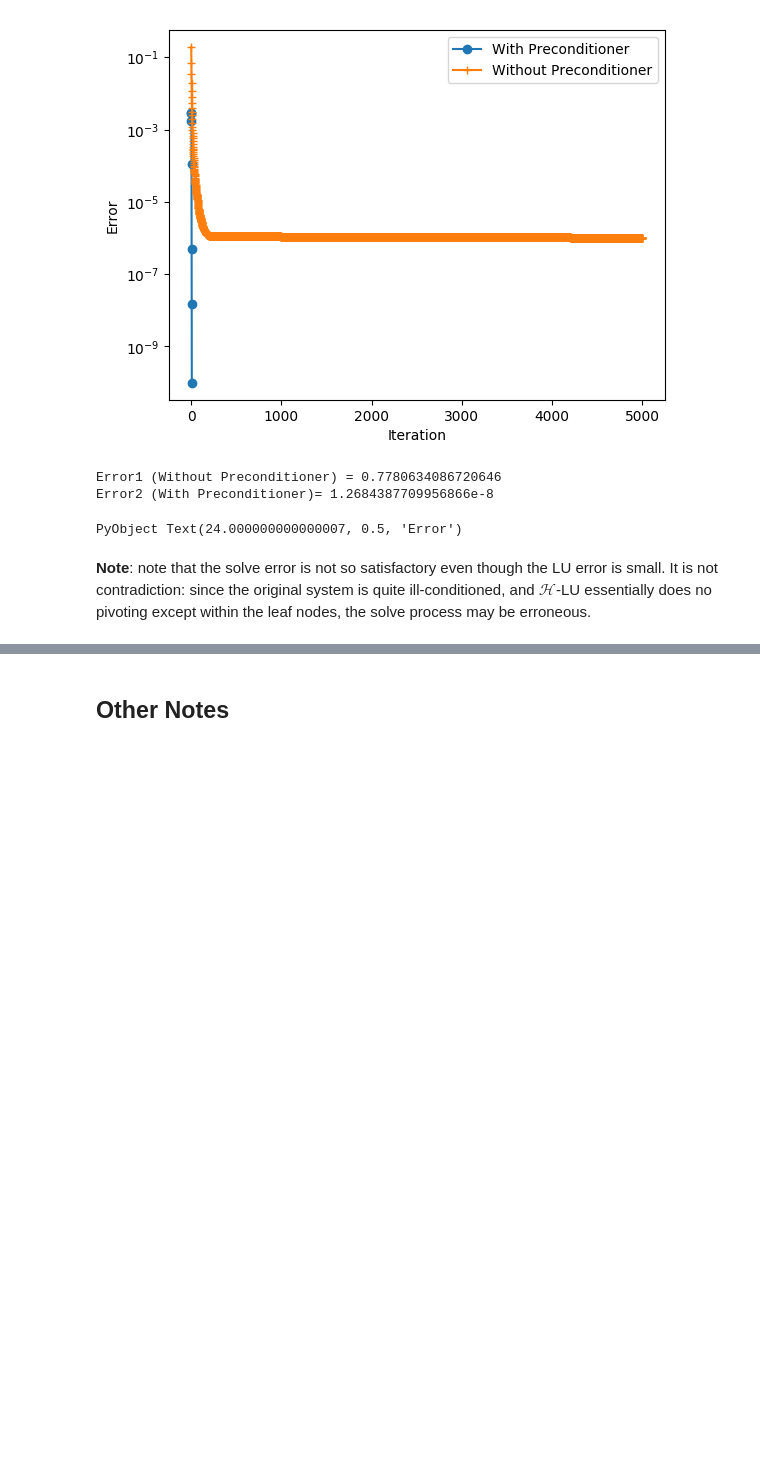
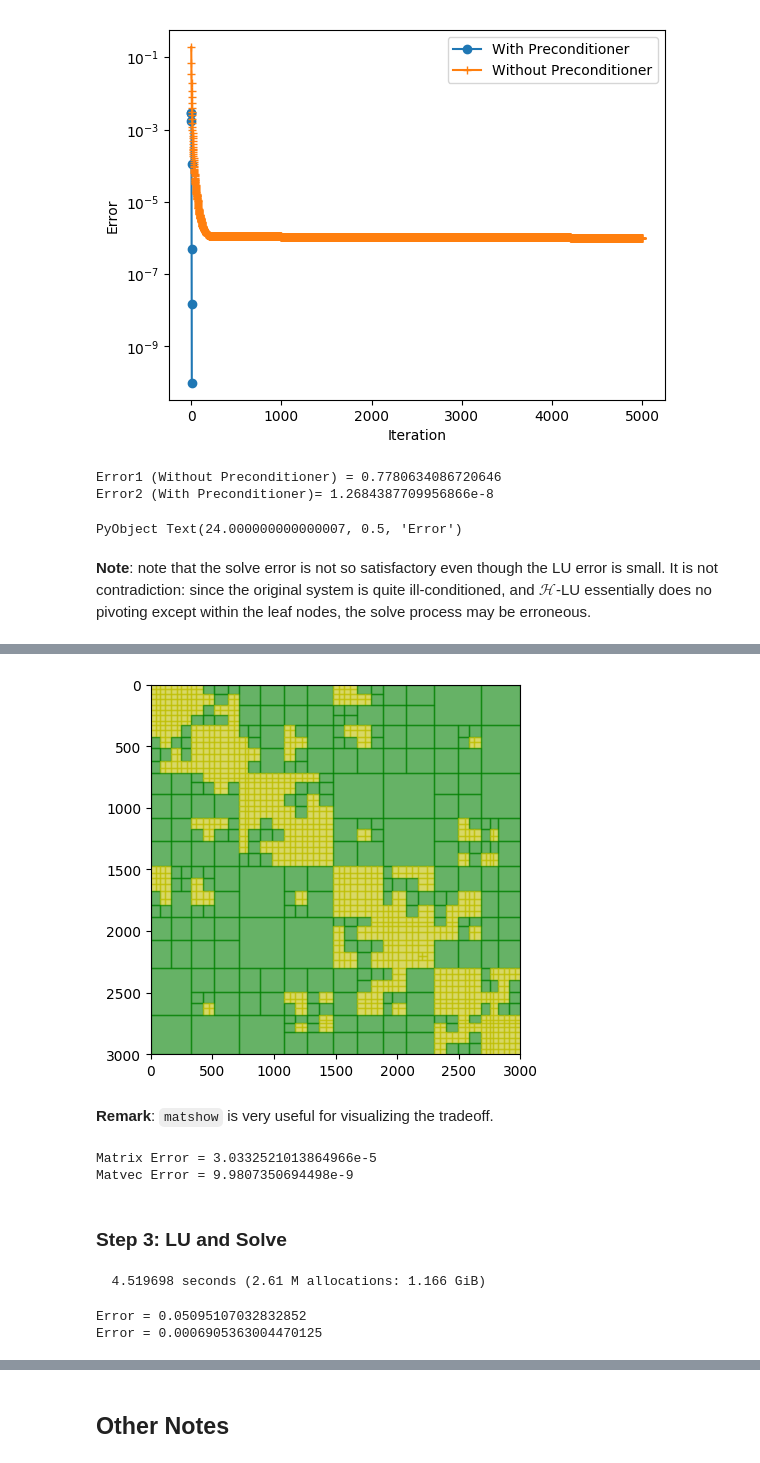
Before and after one commit to JuliaTagBot/Hmatrix.jl, a Jupyter notebook: tutorial-part1.ipynb, the cells around one changed output, grey strips where cells are left out. Cells and saved outputs as stored; diff of their text form; code cells hidden in the pictures; blank space fills up the shorter version.

```diff
--- a/tutorial-part1.ipynb
+++ b/tutorial-part1.ipynb
@@ -249,0 +294,5 @@ PyObject Text(24.000000000000007, 0.5, 'Error')
+# %%
+a = 0.001
+function φ(x,y)
+    return sqrt(norm(x-y)^2 + a^2)
+end
@@ -249,0 +301,3 @@ PyObject Text(24.000000000000007, 0.5, 'Error')
+# %%
+include("hmat.jl")
+H = construct_hmat(φ, c, 64, 10, 1e-6, -1, "svd");
@@ -249,0 +306,30 @@ PyObject Text(24.000000000000007, 0.5, 'Error')
+# %%
+matshow(H)
+# %% [output]
+[figure, added]
+# %% [markdown]
+**Remark**: `matshow` is very useful for visualizing the tradeoff.
+# %%
+A = kernel_full(φ, c.X, c.X)
+verify_matrix_error(H, A)
+verify_matvec_error(H, A)
+# %% [output]
+Matrix Error = 3.0332521013864966e-5
+Matvec Error = 9.9807350694498e-9
+# %% [markdown]
+### Step 3: LU and Solve
+# %%
+HH = copy(H)
+@time lu!(HH, 1e-6);
+# %% [output]
+  4.519698 seconds (2.61 M allocations: 1.166 GiB)
+# %%
+x = rand(3000)
+b = A*x
+y1, err1 = pygmres_with_call_back(A, b, nothing, false)
+y2, err2 = pygmres_with_call_back(H, b, HH, false)
+println("Error = ", rel_error(y1, x))
+println("Error = ", rel_error(y2, x))
+# %% [output]
+Error = 0.05095107032832852
+Error = 0.0006905363004470125
```
Also changed, not shown: parts of 11 cells of this notebook, 8 other files.
